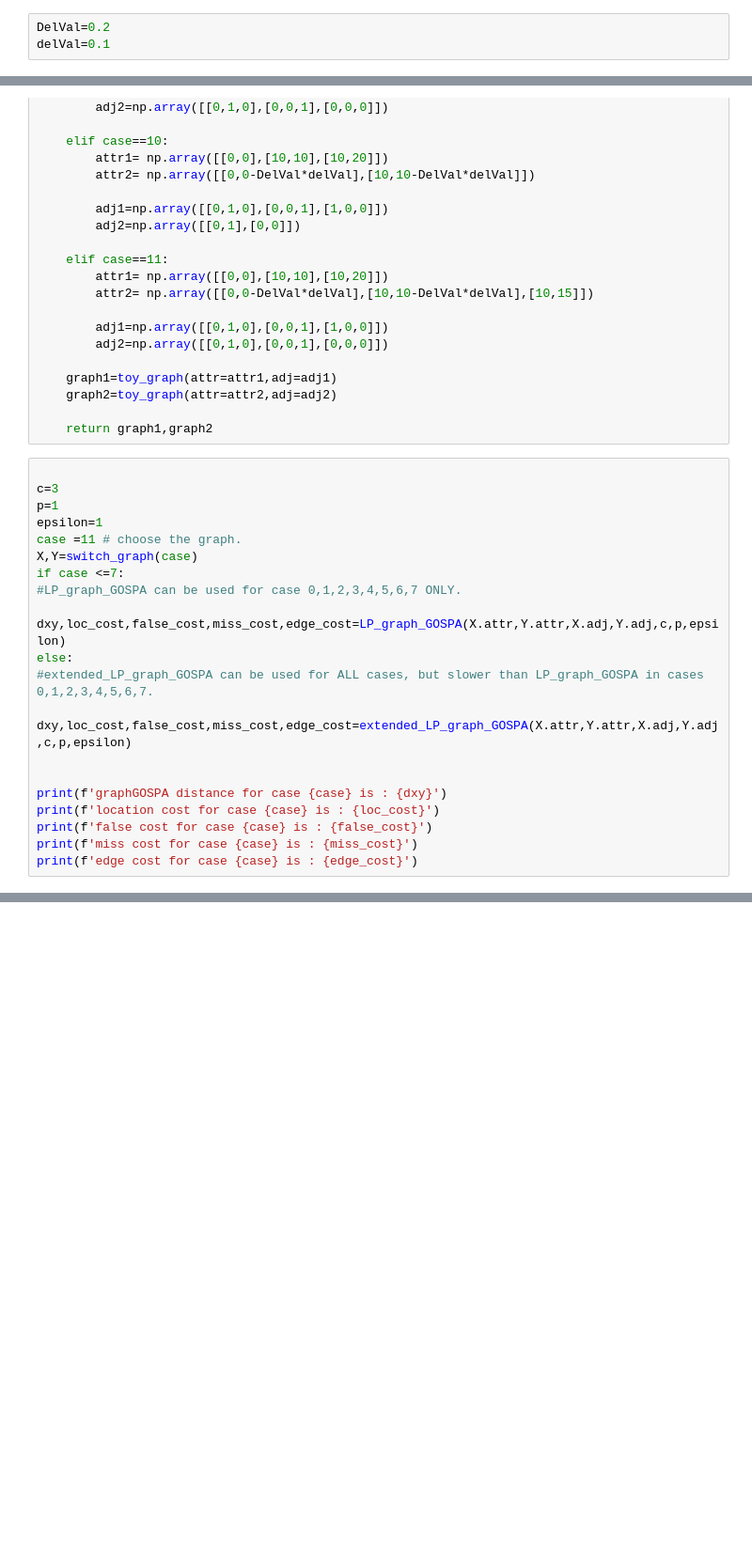
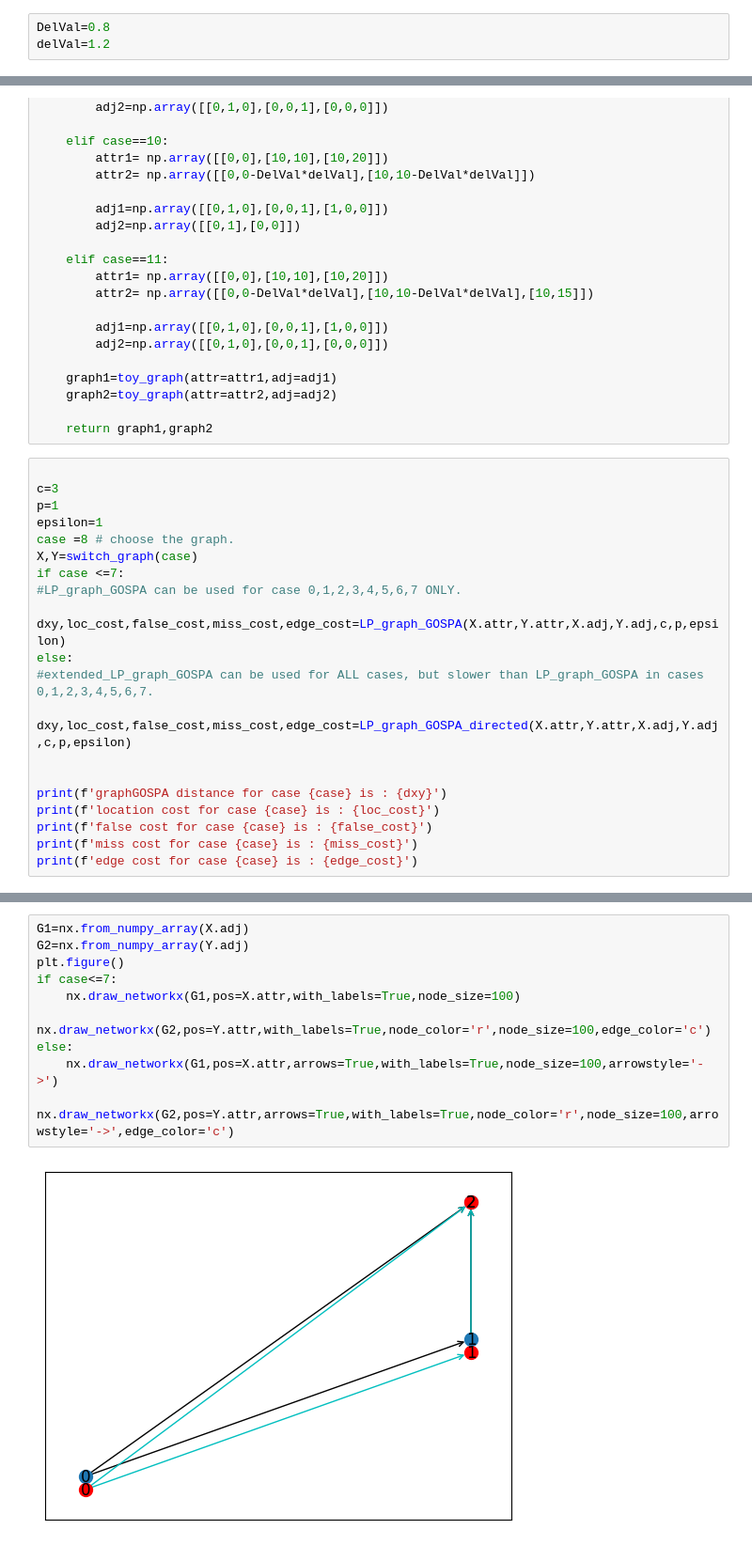
Before and after one commit to JinhaoGu/The-graph-GOSPA-metric, a Jupyter notebook: python_implementation/example.ipynb, the cells around one changed output, grey strips where cells are left out. Shown at 94% size. Cells and saved outputs as stored; diff of their text form; blank space fills up the shorter version.

Commit message:
plot graphs

```diff
--- a/python_implementation/example.ipynb
+++ b/python_implementation/example.ipynb
@@ -5,6 +7,6 @@ from graphGOSPA import LP_graph_GOSPA,extended_LP_graph_GOSPA
 # %%
-DelVal=0.2
-delVal=0.1
+DelVal=0.8
+delVal=1.2
 # %%
 def switch_graph(case):
     #Fig. 1 in the paper, undirected unweighted graphs
@@ -98,14 +100,14 @@ def switch_graph(case):
 c=3
 p=1
 epsilon=1
-case =11 # choose the graph.
+case =8 # choose the graph.
 X,Y=switch_graph(case)
 if case <=7:
 #LP_graph_GOSPA can be used for case 0,1,2,3,4,5,6,7 ONLY.
     dxy,loc_cost,false_cost,miss_cost,edge_cost=LP_graph_GOSPA(X.attr,Y.attr,X.adj,Y.adj,c,p,epsilon)
 else:
 #extended_LP_graph_GOSPA can be used for ALL cases, but slower than LP_graph_GOSPA in cases 0,1,2,3,4,5,6,7.
-    dxy,loc_cost,false_cost,miss_cost,edge_cost=extended_LP_graph_GOSPA(X.attr,Y.attr,X.adj,Y.adj,c,p,epsilon)
+    dxy,loc_cost,false_cost,miss_cost,edge_cost=LP_graph_GOSPA_directed(X.attr,Y.attr,X.adj,Y.adj,c,p,epsilon)
 
 
 print(f'graphGOSPA distance for case {case} is : {dxy}')
@@ -121,0 +124,12 @@ edge cost for case 11 is : 0.75
+# %%
+G1=nx.from_numpy_array(X.adj)
+G2=nx.from_numpy_array(Y.adj)
+plt.figure()
+if case<=7:
+    nx.draw_networkx(G1,pos=X.attr,with_labels=True,node_size=100)
+    nx.draw_networkx(G2,pos=Y.attr,with_labels=True,node_color='r',node_size=100,edge_color='c')
+else:
+    nx.draw_networkx(G1,pos=X.attr,arrows=True,with_labels=True,node_size=100,arrowstyle='->')
+    nx.draw_networkx(G2,pos=Y.attr,arrows=True,with_labels=True,node_color='r',node_size=100,arrowstyle='->',edge_color='c')
+# %% [output]
+[figure, added]
```
Also changed, not shown: parts of 2 cells of this notebook, 4 other files.
